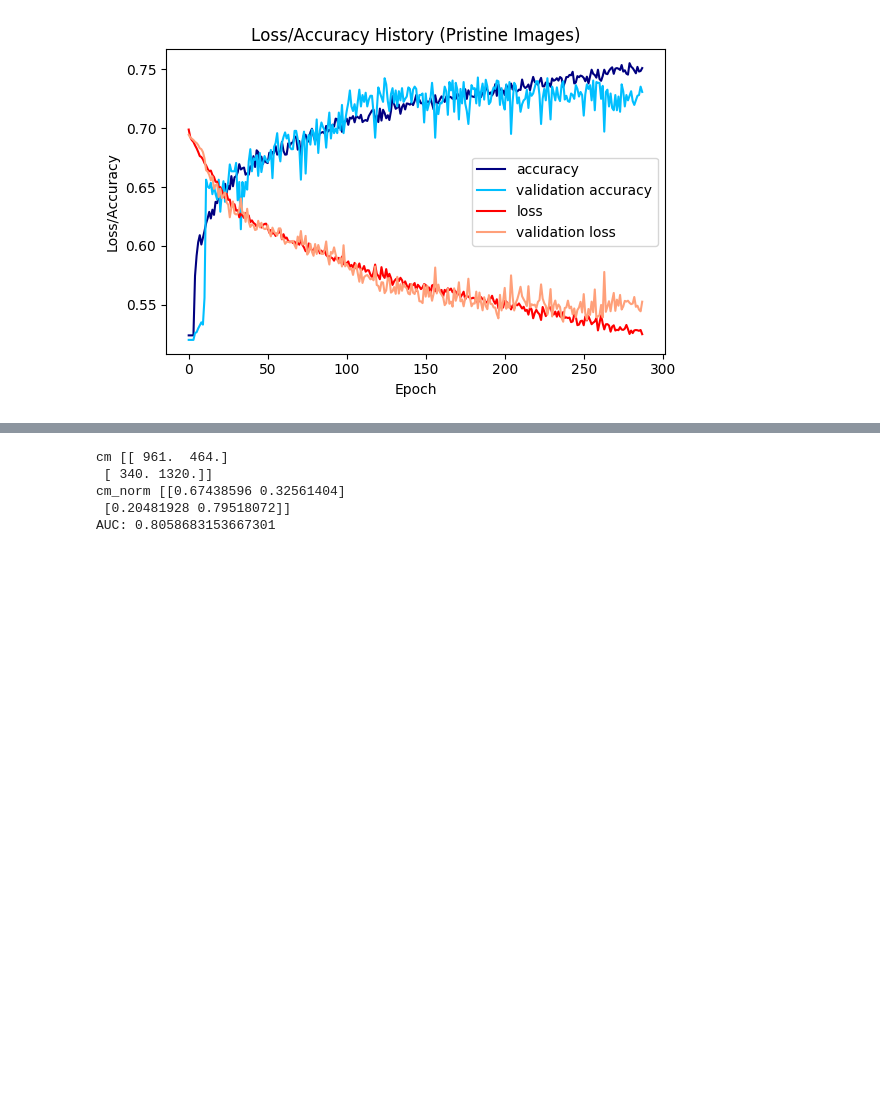
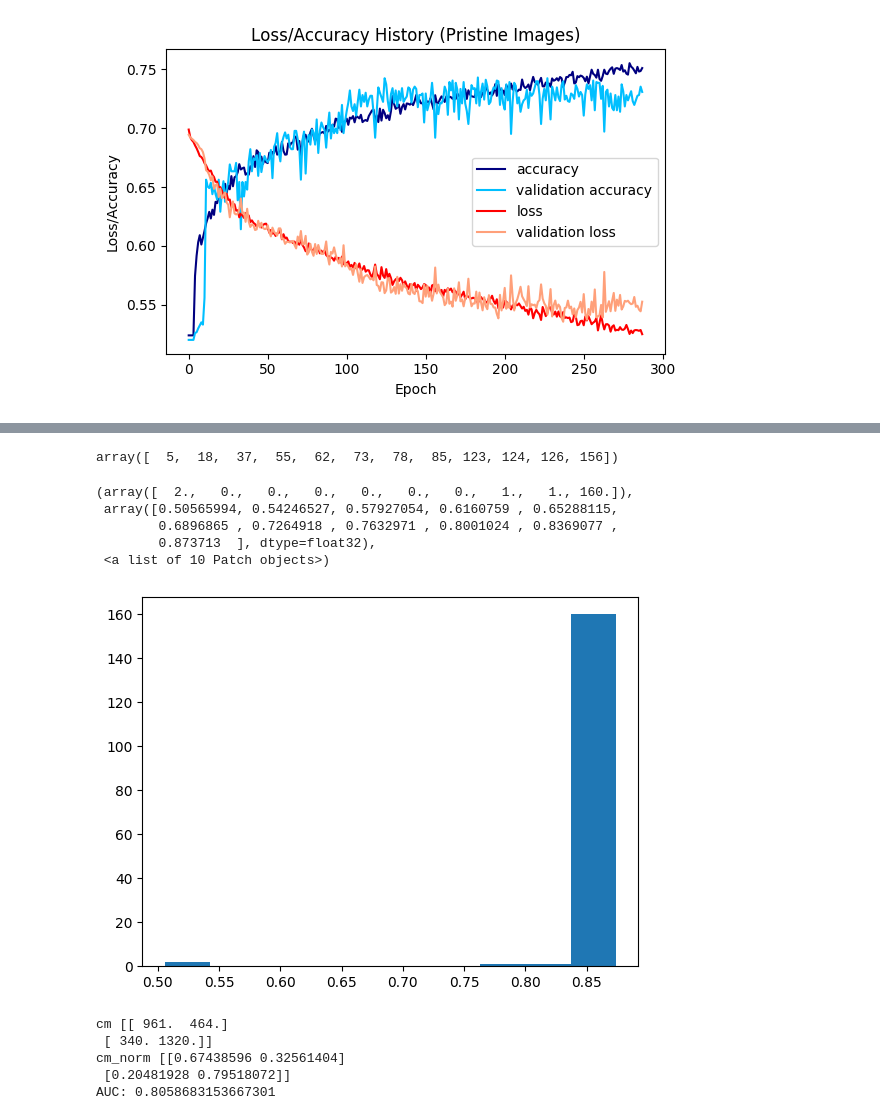
Before and after one commit to julz-tea-scl/deepmerge-public-master, a Jupyter notebook: DeepMerge-noisy-retry-our-images.ipynb, the cells around one changed output, grey strips where cells are left out. Cells and saved outputs as stored; diff of their text form; code cells hidden in the pictures; blank space fills up the shorter version.

```diff
--- a/DeepMerge-noisy-retry-our-images.ipynb
+++ b/DeepMerge-noisy-retry-our-images.ipynb
@@ -398,3 +415,16 @@ Non-mergers: 1
+# %%
+np.where(prob<0.87)[0]
+# %% [output]
+array([  5,  18,  37,  55,  62,  73,  78,  85, 123, 124, 126, 156])
+# %%
+plt.hist(prob)
+# %% [output]
+(array([  2.,   0.,   0.,   0.,   0.,   0.,   0.,   1.,   1., 160.]),
+ array([0.50565994, 0.54246527, 0.57927054, 0.6160759 , 0.65288115,
+        0.6896865 , 0.7264918 , 0.7632971 , 0.8001024 , 0.8369077 ,
+        0.873713  ], dtype=float32),
+ <a list of 10 Patch objects>)
+[figure, added]
 # %%
 # ------------------------------------------------------------------------------
 # Evaluate for TEST SET
```
Also changed, not shown: parts of 3 cells of this notebook.
